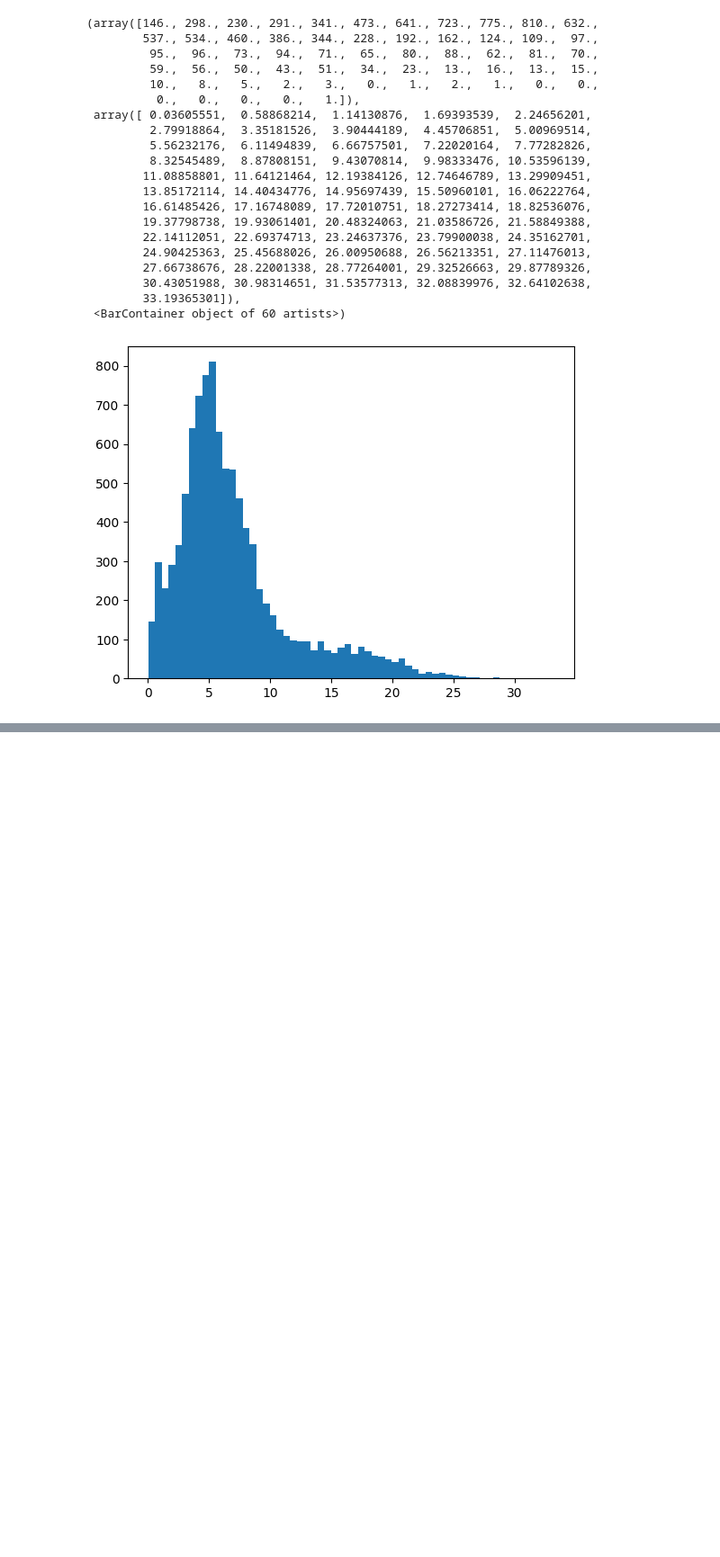
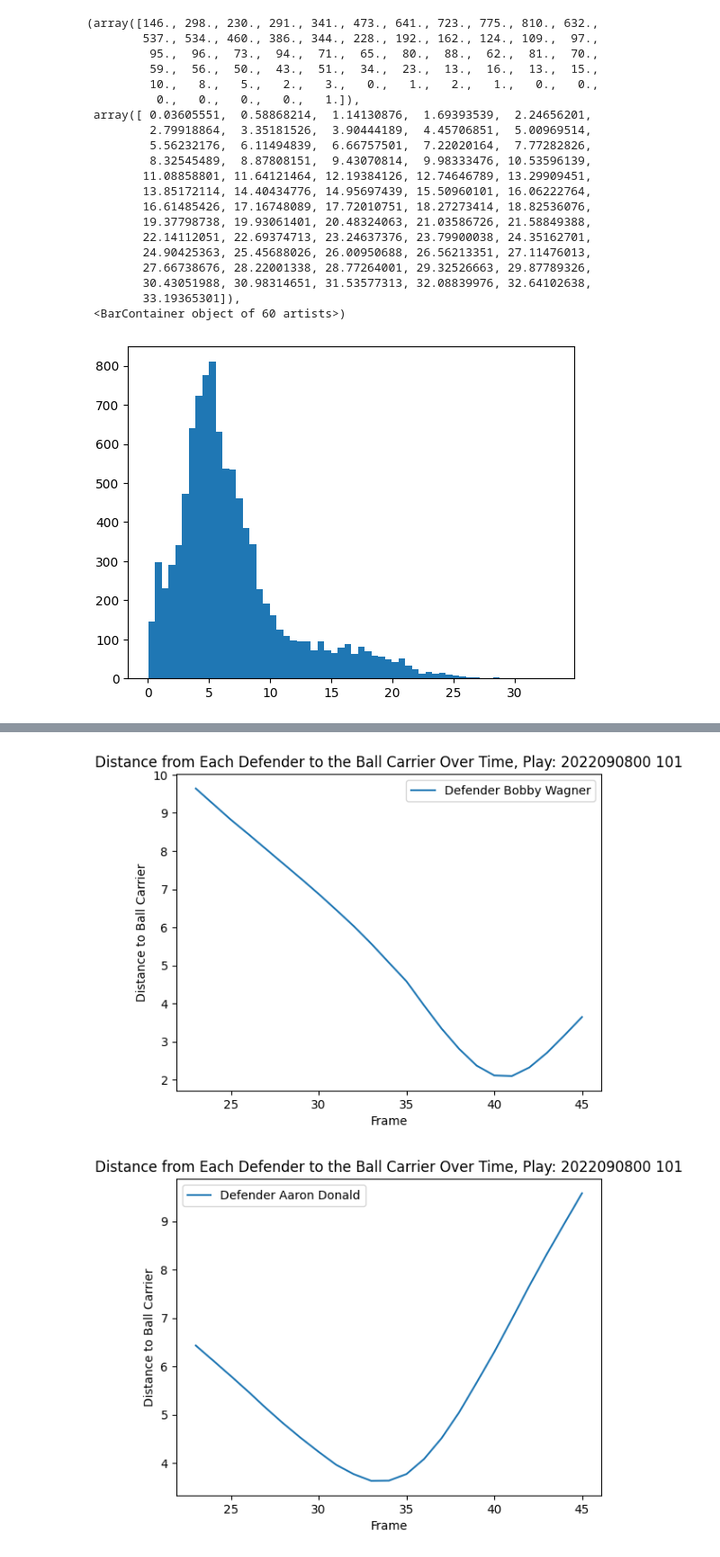
Before and after one commit to rudraravl/nfldatabowl2024, a Jupyter notebook: codemonkeynfl.ipynb, the cells around one changed output, grey strips where cells are left out. Shown: that part at 90% size. Saved outputs shown, nothing was run; the diff lists cells and outputs as text; code cells hidden in the pictures; blank space fills up the shorter version.

```diff
--- a/codemonkeynfl.ipynb
+++ b/codemonkeynfl.ipynb
@@ -530,9 +556,36 @@ IndexError: single positional indexer is out-of-bounds
-# %%
-#only selecting the plays we want, and the right frames from those plays
-correct_frames = []
-for gameId, playId, startFrame, def_club in play_nums:
-    temp = df[(df['gameId'] == gameId) & (df['playId'] == playId)]
-    temp = temp[temp['frameId'] >= startFrame]
-    correct_frames.append(temp)
-
-correct_frames_df = pd.concat(correct_frames)
+# %%
+for game_id, play_id, start_frame, def_club in play_nums:
+    curr_play_def = valid_players[(valid_players['gameId'] == game_id) & (valid_players['playId'] == play_id)
+                              & (valid_players['club'] == def_club)]
+    ball_carrier_id = valid_players[(valid_players['gameId'] == game_id) & (valid_players['playId'] == play_id)]['ballCarrierId'].iloc[0]
+    ball_carrier = valid_players[(valid_players['gameId'] == game_id) & (valid_players['playId'] == play_id)
+                              & (valid_players['nflId'] == ball_carrier_id)]
+    for defender in curr_play_def['displayName'].unique():
+        distances = []
+        defender_data = curr_play_def[curr_play_def['displayName'] == defender]
+
+        for frame in defender_data['frameId']:
+
+            defender_frame_data = defender_data[defender_data['frameId'] == frame]
+            ball_carrier_frame_data = ball_carrier[ball_carrier['frameId'] == frame]
+
+            # Assuming there's always exactly one row per frame for both defender and ball carrier
+            defender_x, defender_y = defender_frame_data.iloc[0]['x'], defender_frame_data.iloc[0]['y']
+            ball_carrier_x, ball_carrier_y = ball_carrier_frame_data.iloc[0]['x'], ball_carrier_frame_data.iloc[0]['y']
+
+            # Calculate the distance
+            distance = math.dist([defender_x, defender_y], [ball_carrier_x, ball_carrier_y])
+            distances.append(distance)
+            print()
+        # Plotting outside the inner loop
+        plt.plot((defender_data['frameId']), distances, label=f'Defender {defender}')
+        # Add labels and legend
+        plt.xlabel('Frame')
+        plt.ylabel('Distance to Ball Carrier')
+        plt.title(f'Distance from Each Defender to the Ball Carrier Over Time, Play: {game_id} {play_id}')
+        plt.legend()
+        plt.show()
+    break
+# %% [output]
+[figure, added]
+[figure, added]
```
Also changed, not shown: parts of 9 cells of this notebook.
